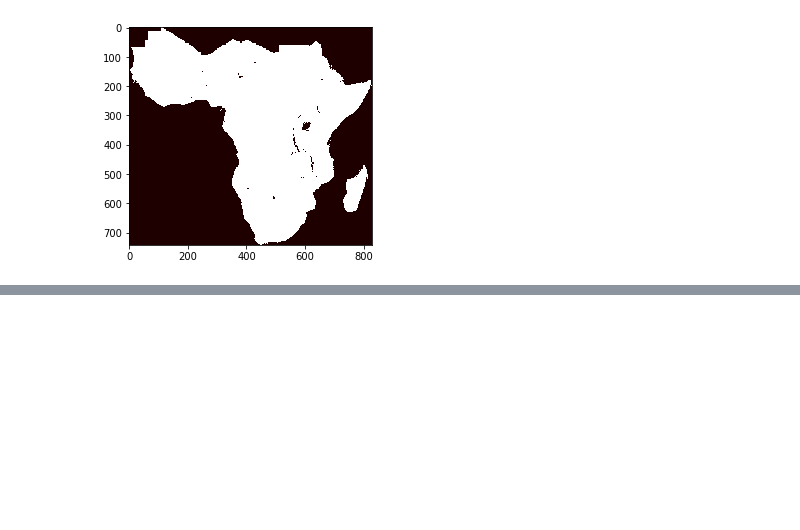
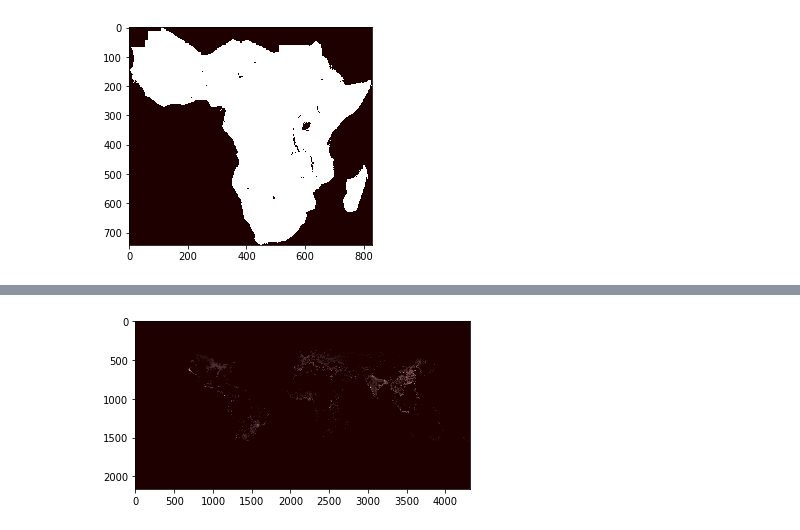
Before and after one commit to AaronScherf/Human_Mobility_Project, a Jupyter notebook: code/1_importing/importing_data.ipynb, the cells around one changed output, grey strips where cells are left out. Drawn from its saved outputs; the diff is of its cells as text; code cells hidden in the pictures; blank space fills up the shorter version.

```diff
--- a/code/1_importing/importing_data.ipynb
+++ b/code/1_importing/importing_data.ipynb
@@ -295,0 +269,6 @@ pyplot.show()
+# %%
+pyplot.imshow(val_prod.read(1), cmap='pink')
+
+pyplot.show()
+# %% [output]
+[figure, added]
```
Also changed, not shown: parts of 21 cells of this notebook, 51 other files.
